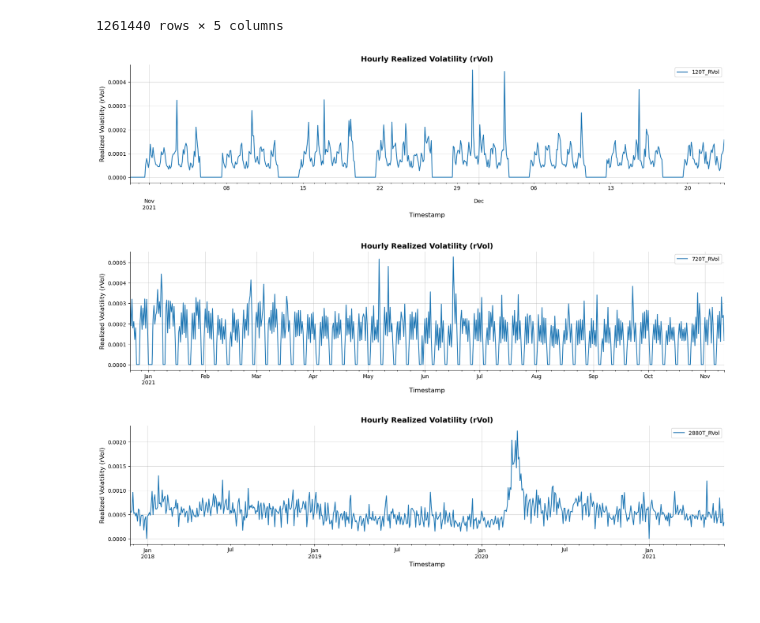
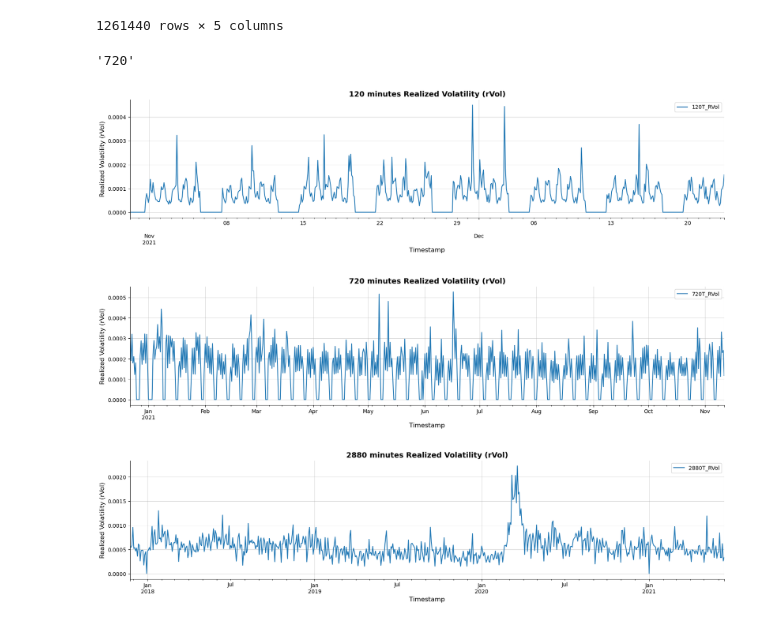
Before and after one commit to EstifanosShekour/Gamma-Capture-project-Lehigh-MFE, a Jupyter notebook: src/ambrose_main.ipynb, the cells around one changed output. Drawn from its saved outputs; the diff is of its cells as text; code cells hidden in the pictures.

Commit message:
fixed plot vol

```diff
--- a/src/ambrose_main.ipynb
+++ b/src/ambrose_main.ipynb
@@ -956,25 +956,29 @@ vol_120= rvol_calc(resample_data(combined_df, "1T"), "120T")
 vol_720= rvol_calc(resample_data(combined_df, "5T"), "720T")
 # %%
 vol_2880= rvol_calc(resample_data(combined_df, "30T"), "2880T")
+# %%
+vol_720
+# %% [output]
+'720'
 # %%
 from matplotlib import pyplot as plt
 
 def disp(df):
     df.iloc[-750:-100].plot(kind='line', figsize=(20, 4))
     plt.gca().spines[['top', 'right']].set_visible(False)
 
-    plt.title("Hourly Realized Volatility (rVol)", fontsize=14, fontweight='bold')
+    plt.title(f"{df.columns[0][:-6]} minutes Realized Volatility (rVol)", fontsize=14, fontweight='bold')
     plt.xlabel("Timestamp", fontsize=12)
     plt.ylabel("Realized Volatility (rVol)", fontsize=12)
     plt.grid(alpha=0.5)
     plt.show()
 disp(vol_120)
 disp(vol_720)
 disp(vol_2880)
 # %% [output]
-[figure, old version]
+[figure, new version]
-[figure, old version]
+[figure, new version]
-[figure, old version]
+[figure, new version]
 # %%
 #hourly_rvol_df['Hourly_RVol'].iloc[-310:-100]
 # %%
```
